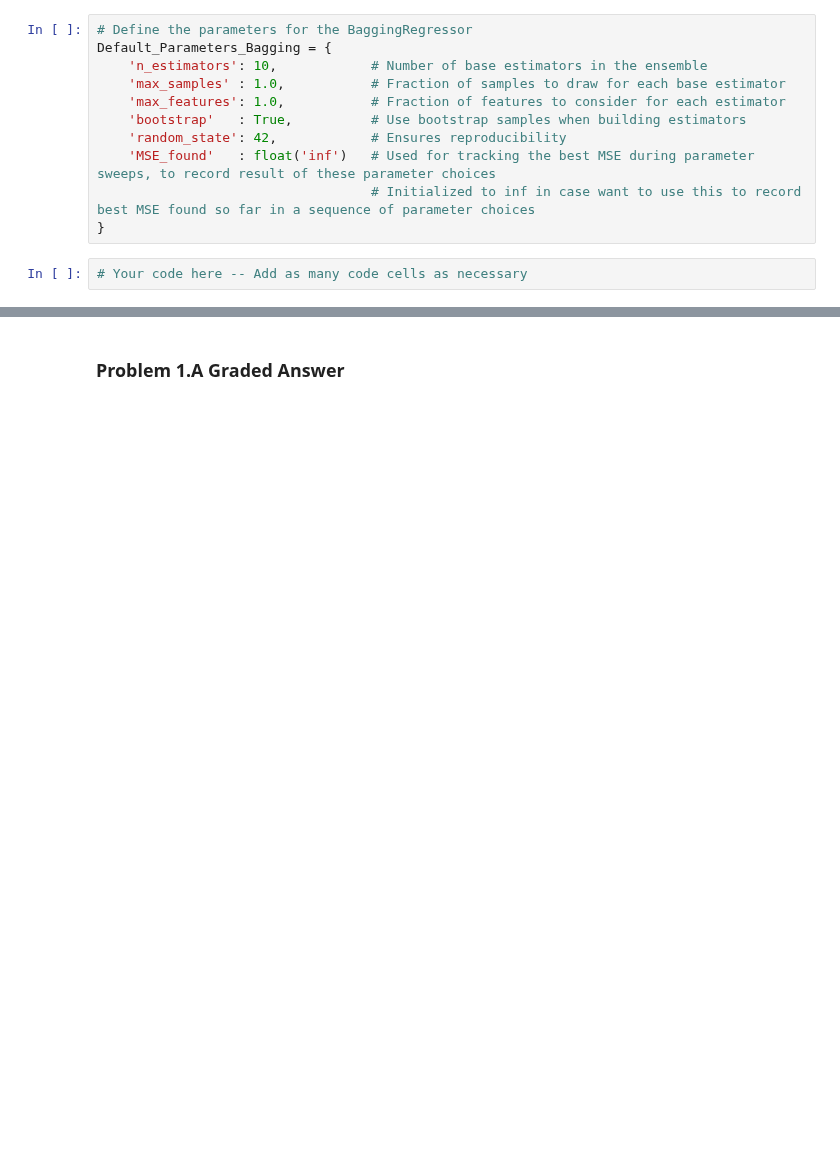
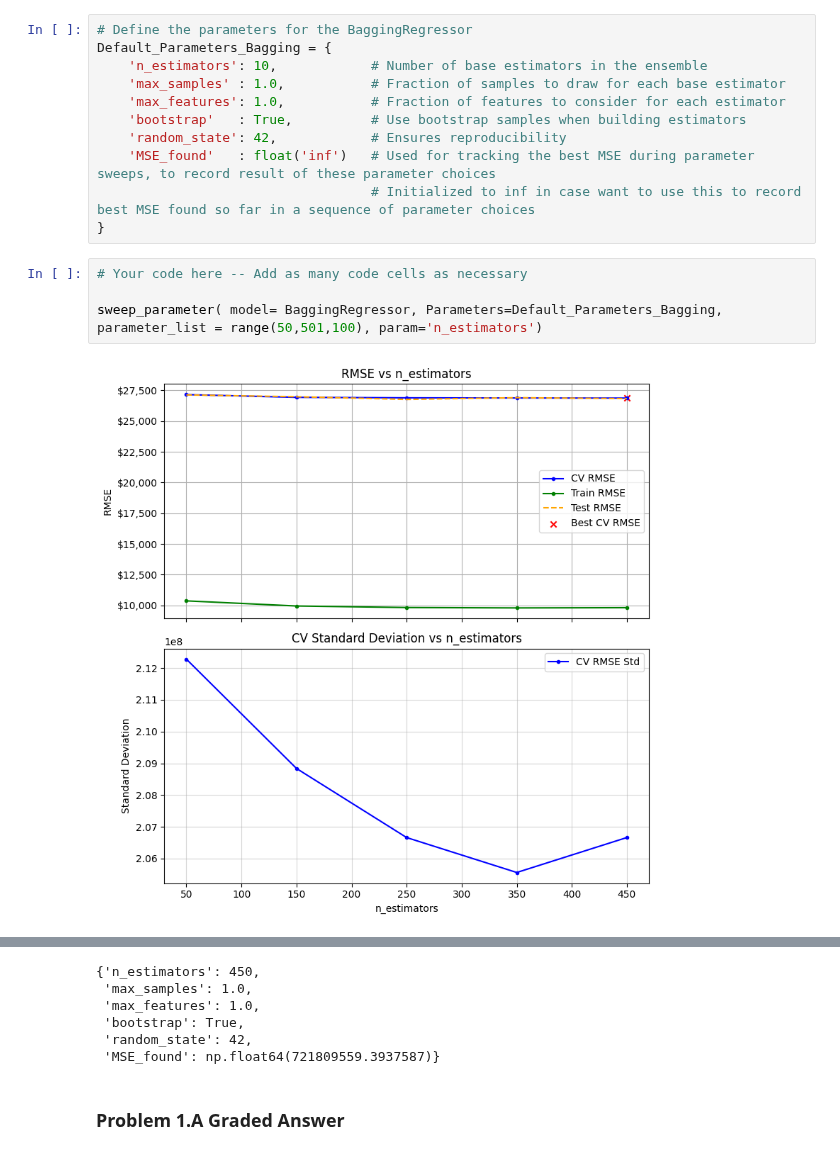
Before and after one commit to waysnyder/Module-3-Assignments, a Jupyter notebook: Homework_07.ipynb, the cells around one changed output, grey strips where cells are left out. Drawn from its saved outputs; the diff is of its cells as text; blank space fills up the shorter version.

```diff
--- a/Homework_07.ipynb
+++ b/Homework_07.ipynb
@@ -328,3 +344,7 @@ Default_Parameters_Bagging = {
 }
 # %%
 # Your code here -- Add as many code cells as necessary
+
+sweep_parameter( model= BaggingRegressor, Parameters=Default_Parameters_Bagging, parameter_list = range(50,501,100), param='n_estimators')
+# %% [output]
+[figure, added]
@@ -331,3 +352,9 @@ Default_Parameters_Bagging = {
+{'n_estimators': 450,
+ 'max_samples': 1.0,
+ 'max_features': 1.0,
+ 'bootstrap': True,
+ 'random_state': 42,
+ 'MSE_found': np.float64(721809559.3937587)}
 # %% [markdown]
 ### Problem 1.A Graded Answer
 # %%
```
Also changed, not shown: parts of 2 cells of this notebook.
